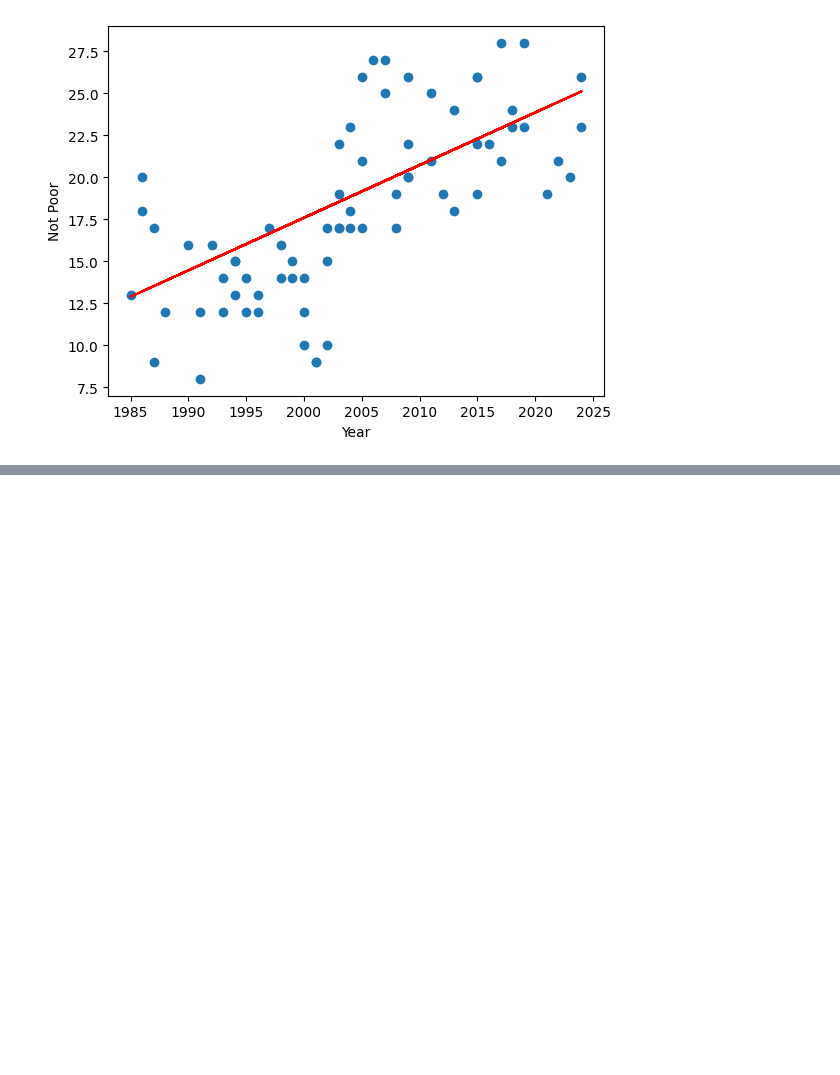
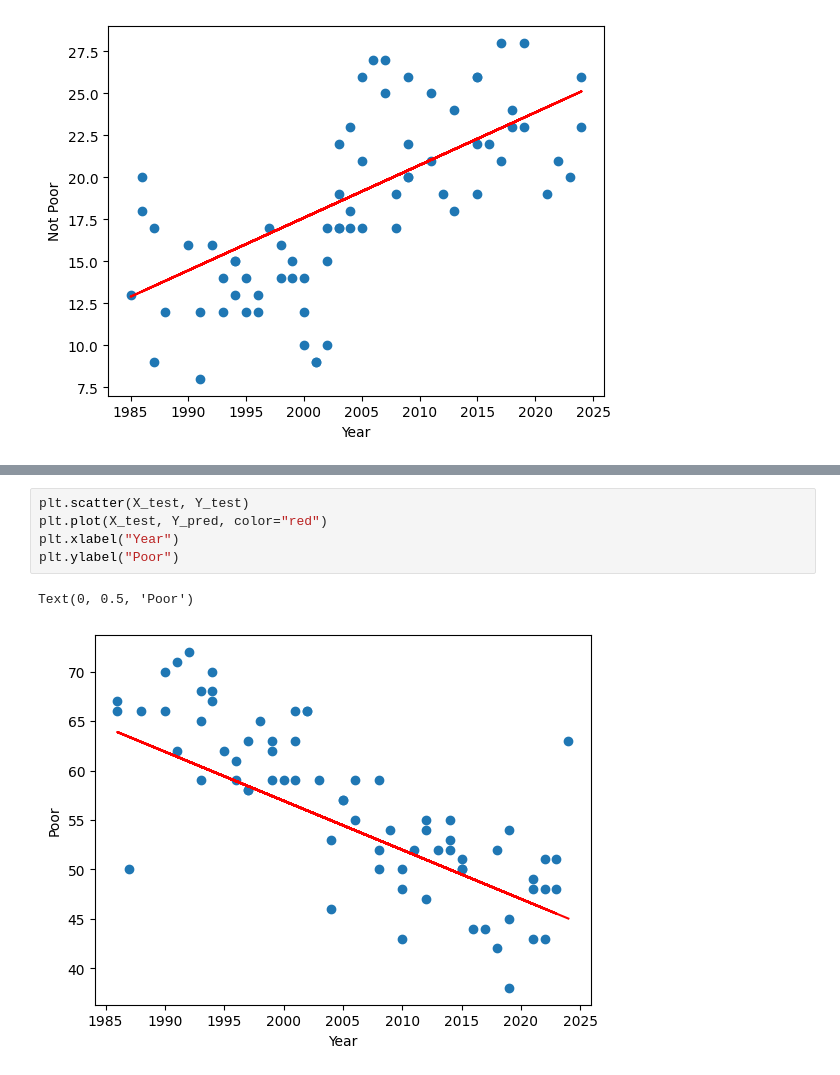
Before and after one commit to xRentino/CS132-Poverty, a Jupyter notebook: exploratory_data_analysis/exploratory_data_analysis.ipynb, the cells around one changed output, grey strips where cells are left out. Drawn from its saved outputs; the diff is of its cells as text; blank space fills up the shorter version.

```diff
--- a/exploratory_data_analysis/exploratory_data_analysis.ipynb
+++ b/exploratory_data_analysis/exploratory_data_analysis.ipynb
@@ -81,0 +90,8 @@ Text(0, 0.5, 'Not Poor')
+# %%
+plt.scatter(X_test, Y_test)
+plt.plot(X_test, Y_pred, color="red")
+plt.xlabel("Year")
+plt.ylabel("Poor")
+# %% [output]
+Text(0, 0.5, 'Poor')
+[figure, added]
```
Also changed, not shown: parts of 2 cells of this notebook.
